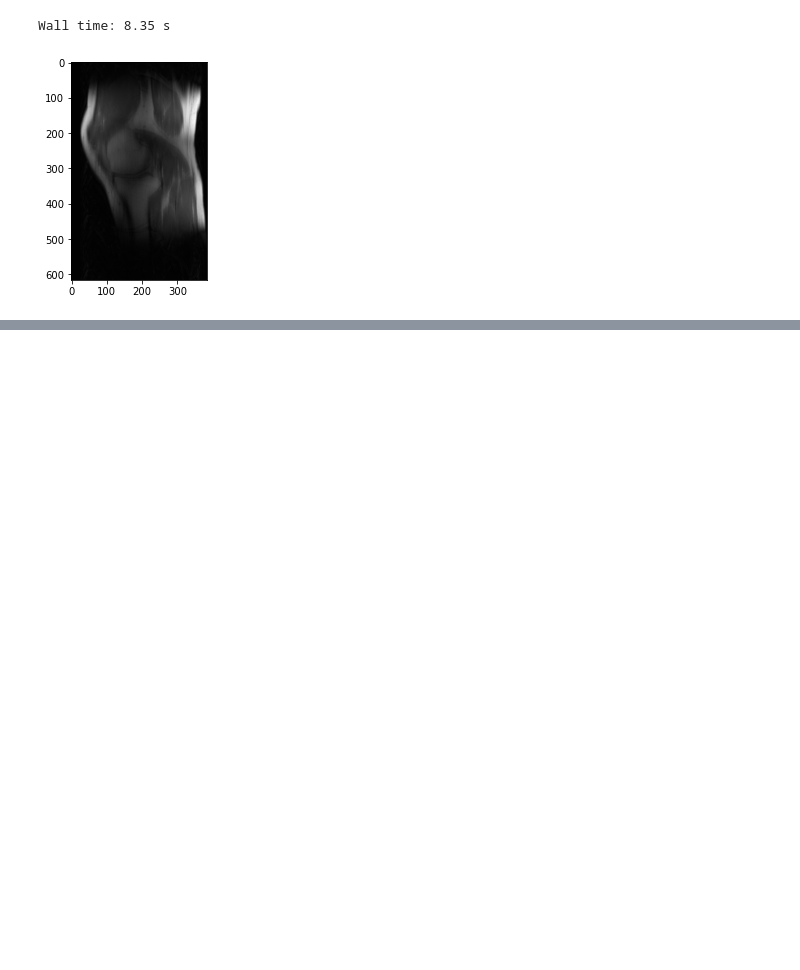
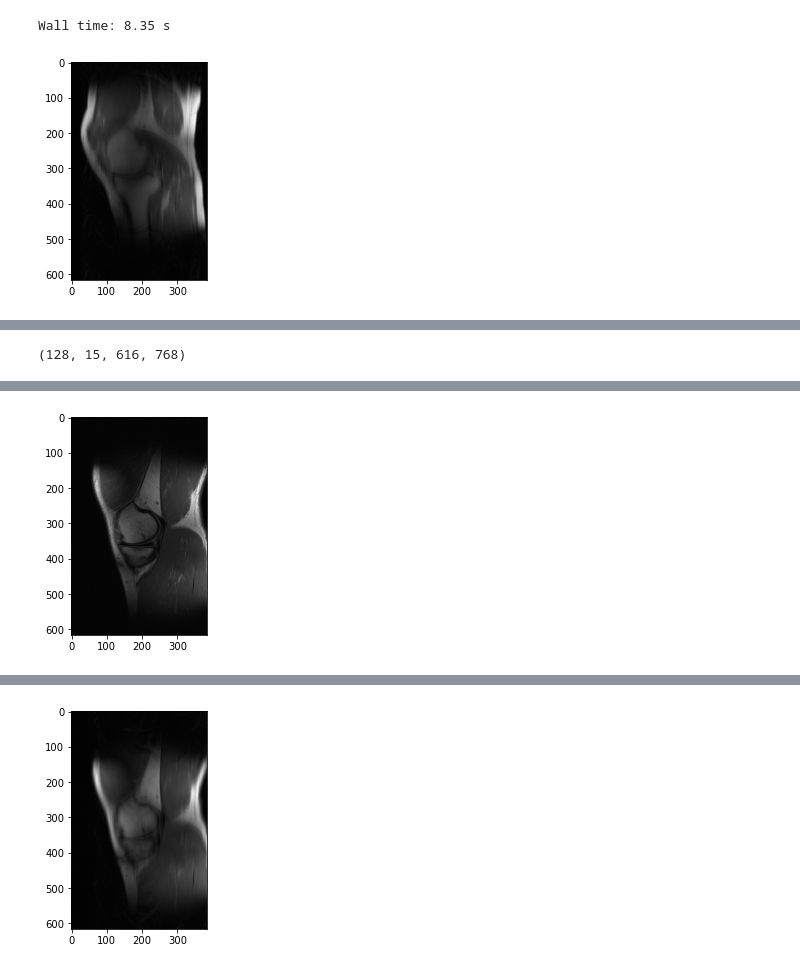
Before and after one commit to Erfandarzi/mri-reconstruction, a Jupyter notebook: python/tf_preprocessing.ipynb, the cells around one changed output, grey strips where cells are left out. Cells and saved outputs as stored; diff of their text form; code cells hidden in the pictures; blank space fills up the shorter version.

Commit message:
add kspacecat

```diff
--- a/python/tf_preprocessing.ipynb
+++ b/python/tf_preprocessing.ipynb
@@ -237,7 +237,7 @@ class BatchKSpaceGenerator(tf.keras.utils.Sequence):
         return MultiSliceKSpaceGenerator.combine_coil_images(
             MultiSliceKSpaceGenerator.transform_to_images_coils(data))
 # %%
-batch_size = 128
+batch_size = 64
 # %%
 kspacegen = BatchKSpaceGenerator(pickle_dir, batch_size, shuffle=True)
 len(kspacegen)
@@ -310,0 +368,5 @@ Wall time: 8.35 s
+# %%
+cat_axis = -1;
+kspacegen = KSpaceCatGenerator(data_root, mask_t, cat_axis)
+print(len(kspacegen))
+print(kspacegen.get_batch_size())
@@ -310,0 +380,12 @@ Wall time: 8.35 s
+# %%
+Y.shape
+# %% [output]
+(128, 15, 616, 768)
+# %%
+%time images = KSpaceCatGenerator.transform_to_images(Y, cat_axis)
+plt.imshow(np.abs(images[5]), cmap='gray')
+plt.show()
+%time images_alias = KSpaceCatGenerator.transform_to_images(X, cat_axis)
+plt.imshow(np.abs(images_alias[5]), cmap='gray')
+plt.show()
+# %% [output]
@@ -310,0 +393 @@ Wall time: 8.35 s
+[figure, added]
@@ -310,0 +395 @@ Wall time: 8.35 s
+[figure, added]
```
Also changed, not shown: parts of 10 cells of this notebook.
